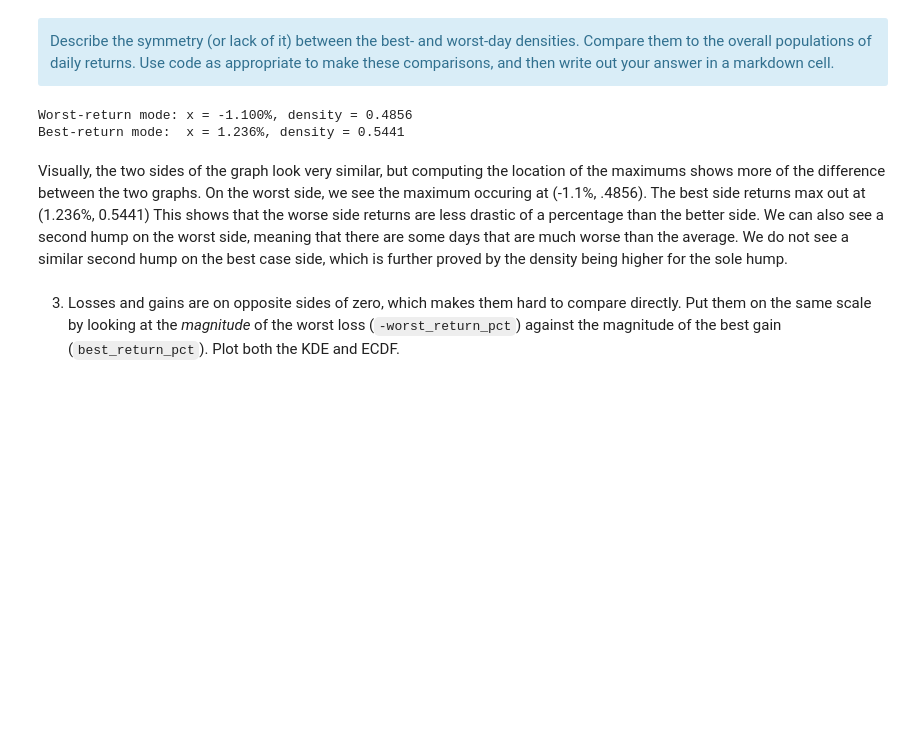
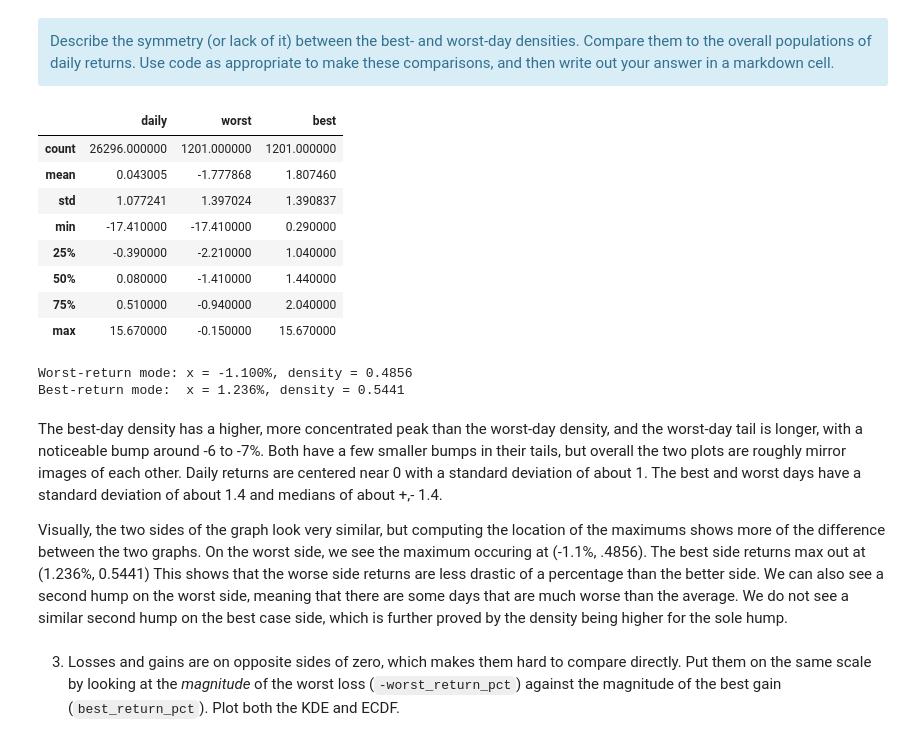
Before and after one commit to juliapeldunas/5030Lab1, a Jupyter notebook: 5030Lab5/lab_05.ipynb, the cells around one changed output. Saved outputs shown, nothing was run; the diff lists cells and outputs as text; code cells hidden in the pictures; blank space fills up the shorter version.

Commit message:
lab 5 updates and data

```diff
--- a/5030Lab5/lab_05.ipynb
+++ b/5030Lab5/lab_05.ipynb
@@ -276,7 +276,7 @@ The density of high precipitation days appears to show its highest density betwe
 
 Our second data set is daily and monthly U.S. stock market returns. Instead of storms across space (five stations in a state) or across the calendar (twelve months in a year), the "sample" is the set of trading days within a month, and we ask about the best and worst day in that sample.
 # %%
-df = pd.read_parquet("data/ff_market_daily.parquet")
+df = pd.read_parquet("ff_market_daily.parquet")
 
 print(f"{len(df):,} trading days")
 print(f"{df['date'].min().date()} through {df['date'].max().date()}")
@@ -378,6 +378,23 @@ plt.show()
 [figure]
 # %% [markdown]
 <div class="alert alert-info">Describe the symmetry (or lack of it) between the best- and worst-day densities. Compare them to the overall populations of daily returns. Use code as appropriate to make these comparisons, and then write out your answer in a markdown cell.</div>
+# %%
+summary = pd.DataFrame({
+   "daily": df["market_return_pct"],
+   "worst": monthly["worst_return_pct"],
+   "best": monthly["best_return_pct"],
+})
+summary.describe()
+# %% [output]
+|  | daily | worst | best |
+| count | 26296.000000 | 1201.000000 | 1201.000000 |
+| mean | 0.043005 | -1.777868 | 1.807460 |
+| std | 1.077241 | 1.397024 | 1.390837 |
+| min | -17.410000 | -17.410000 | 0.290000 |
+| 25% | -0.390000 | -2.210000 | 1.040000 |
+| 50% | 0.080000 | -1.410000 | 1.440000 |
+| 75% | 0.510000 | -0.940000 | 2.040000 |
+| max | 15.670000 | -0.150000 | 15.670000 |
 # %%
 # ai was used to generate this code
 
@@ -400,6 +417,8 @@ print(f"Best-return mode:  x = {best_x:.3f}%, density = {best_y:.4f}")
 Worst-return mode: x = -1.100%, density = 0.4856
 Best-return mode:  x = 1.236%, density = 0.5441
 # %% [markdown]
+The best-day density has a higher, more concentrated peak than the worst-day density, and the worst-day tail is longer, with a noticeable bump around -6 to -7%. Both have a few smaller bumps in their tails, but overall the two plots are roughly mirror images of each other. Daily returns are centered near 0 with a standard deviation of about 1. The best and worst days have a standard deviation of about 1.4 and medians of about +,- 1.4.
+
 Visually, the two sides of the graph look very similar, but computing the location of the maximums shows more of the difference between the two graphs. On the worst side, we see the maximum occuring at (-1.1%, .4856). The best side returns max out at (1.236%, 0.5441) This shows that the worse side returns are less drastic of a percentage than the better side. We can also see a second hump on the worst side, meaning that there are some days that are much worse than the average. We do not see a similar second hump on the best case side, which is further proved by the density being higher for the sole hump.
 # %% [markdown]
 3. Losses and gains are on opposite sides of zero, which makes them hard to compare directly. Put them on the same scale by looking at the *magnitude* of the worst loss (`-worst_return_pct`) against the magnitude of the best gain (`best_return_pct`). Plot both the KDE and ECDF.
```
Also changed, not shown: parts of 1 cell of this notebook, 4 other files.
